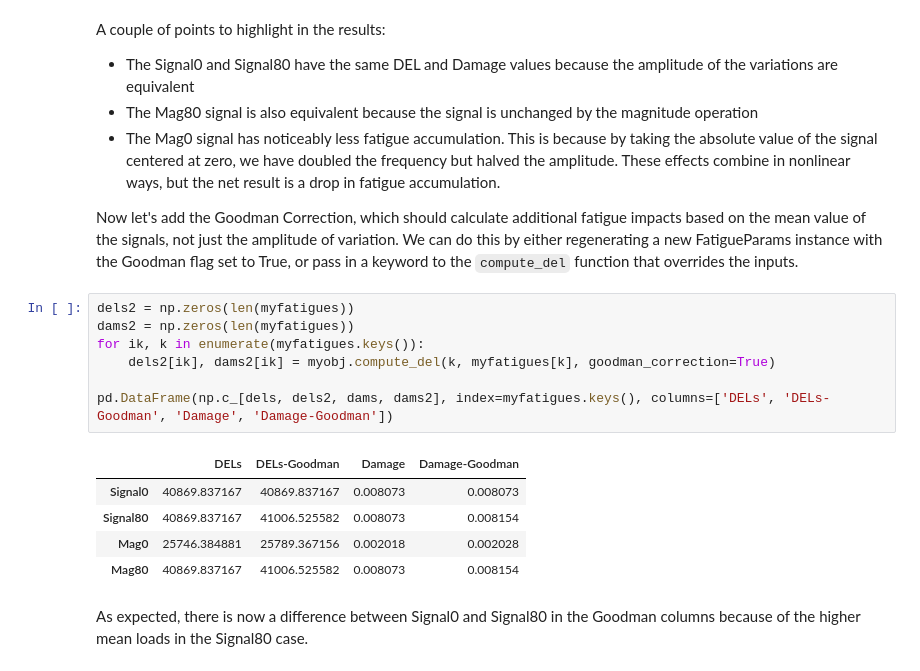
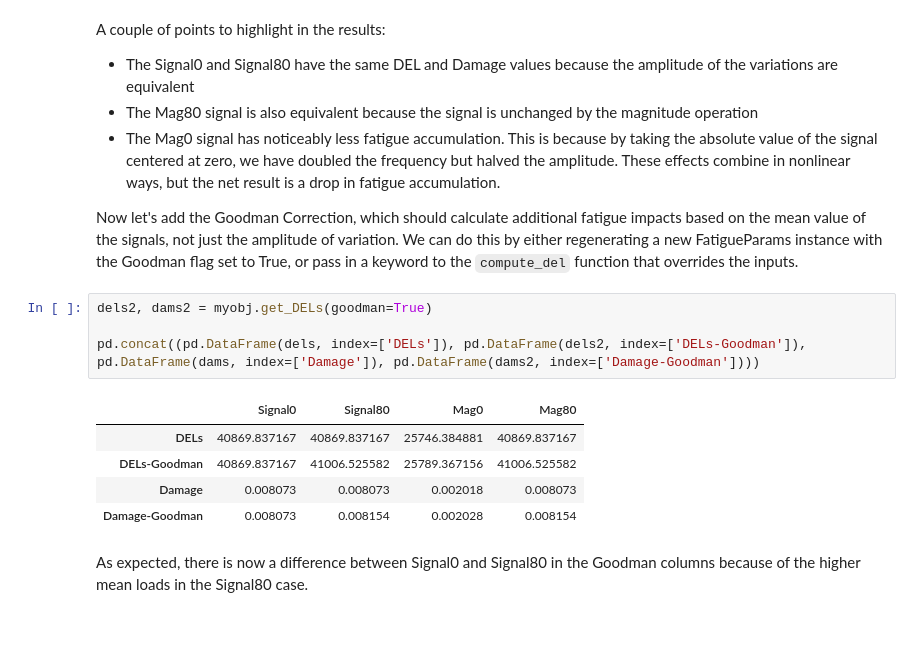
Before and after one commit to NREL/pCrunch, a Jupyter notebook: examples/aeroelastic_output_example.ipynb, the cells around one changed output. Cells and saved outputs as stored; diff of their text form; blank space fills up the shorter version.

```diff
--- a/examples/aeroelastic_output_example.ipynb
+++ b/examples/aeroelastic_output_example.ipynb
@@ -491,18 +528,15 @@ A couple of points to highlight in the results:
 - The Mag0 signal has noticeably less fatigue accumulation.  This is because by taking the absolute value of the signal centered at zero, we have doubled the frequency but halved the amplitude.  These effects combine in nonlinear ways, but the net result is a drop in fatigue accumulation.
 
 Now let's add the Goodman Correction, which should calculate additional fatigue impacts based on the mean value of the signals, not just the amplitude of variation.  We can do this by either regenerating a new FatigueParams instance with the Goodman flag set to True, or pass in a keyword to the `compute_del` function that overrides the inputs.
-# %%
-dels2 = np.zeros(len(myfatigues))
-dams2 = np.zeros(len(myfatigues))
-for ik, k in enumerate(myfatigues.keys()):
-    dels2[ik], dams2[ik] = myobj.compute_del(k, myfatigues[k], goodman_correction=True)
-
-pd.DataFrame(np.c_[dels, dels2, dams, dams2], index=myfatigues.keys(), columns=['DELs', 'DELs-Goodman', 'Damage', 'Damage-Goodman'])
-# %% [output]
-|  | DELs | DELs-Goodman | Damage | Damage-Goodman |
-| Signal0 | 40869.837167 | 40869.837167 | 0.008073 | 0.008073 |
-| Signal80 | 40869.837167 | 41006.525582 | 0.008073 | 0.008154 |
-| Mag0 | 25746.384881 | 25789.367156 | 0.002018 | 0.002028 |
-| Mag80 | 40869.837167 | 41006.525582 | 0.008073 | 0.008154 |
+# %%
+dels2, dams2 = myobj.get_DELs(goodman=True)
+
+pd.concat((pd.DataFrame(dels, index=['DELs']), pd.DataFrame(dels2, index=['DELs-Goodman']), pd.DataFrame(dams, index=['Damage']), pd.DataFrame(dams2, index=['Damage-Goodman'])))
+# %% [output]
+|  | Signal0 | Signal80 | Mag0 | Mag80 |
+| DELs | 40869.837167 | 40869.837167 | 25746.384881 | 40869.837167 |
+| DELs-Goodman | 40869.837167 | 41006.525582 | 25789.367156 | 41006.525582 |
+| Damage | 0.008073 | 0.008073 | 0.002018 | 0.008073 |
+| Damage-Goodman | 0.008073 | 0.008154 | 0.002028 | 0.008154 |
 # %% [markdown]
 As expected, there is now a difference between Signal0 and Signal80 in the Goodman columns because of the higher mean loads in the Signal80 case.
```
Also changed, not shown: parts of 9 cells of this notebook, 5 other files.
